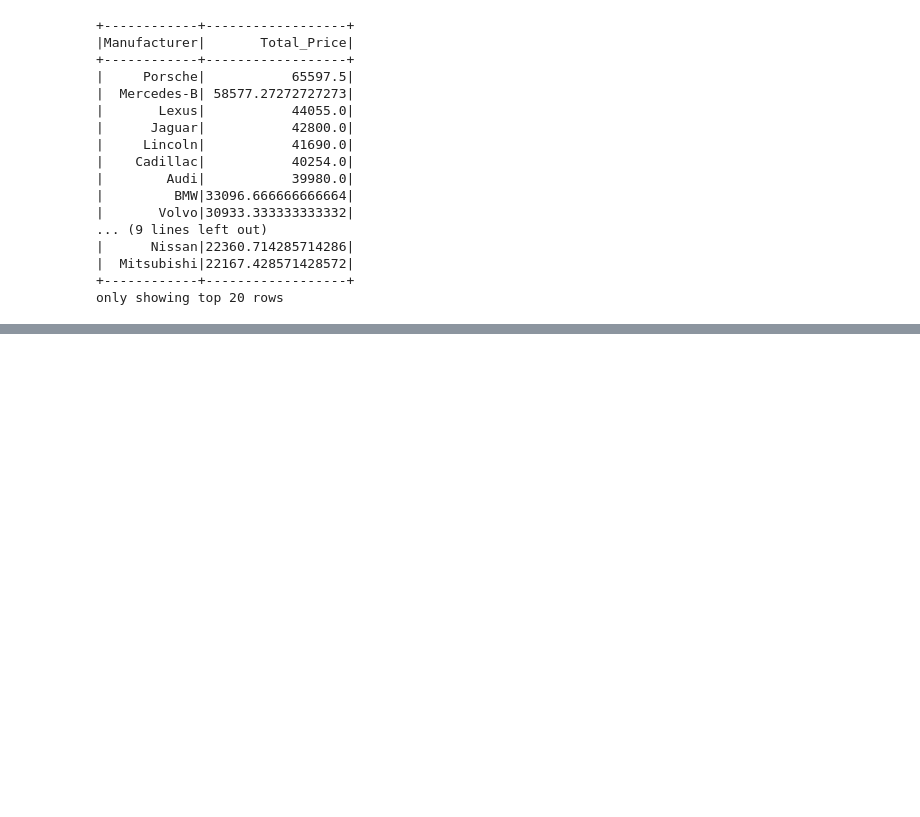
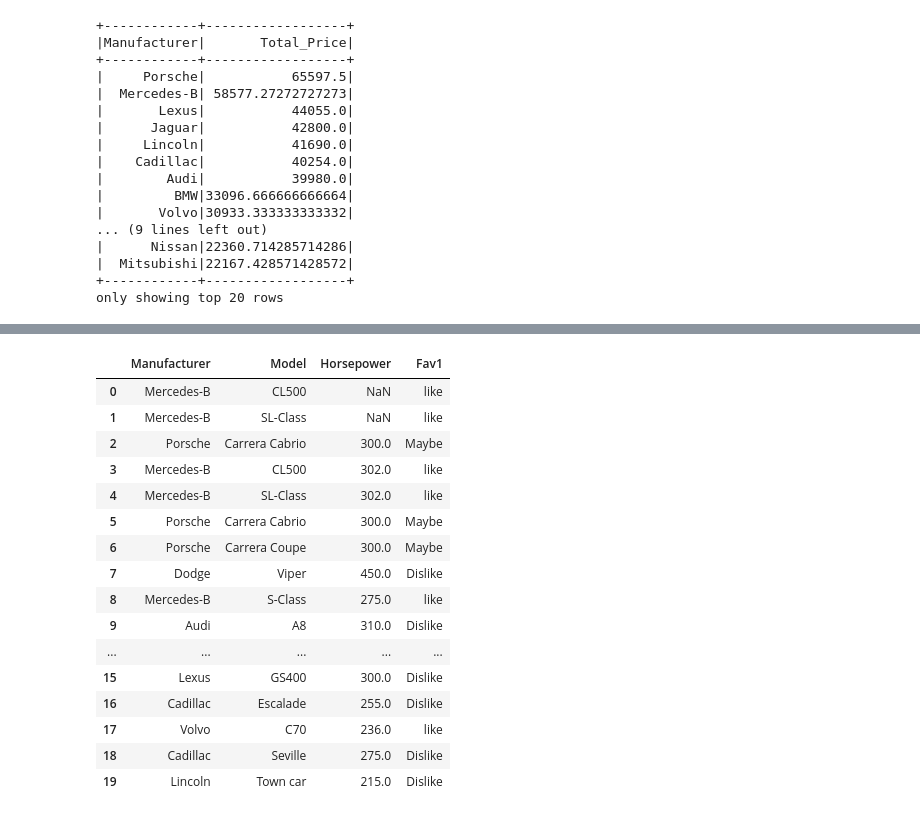
Before and after one commit to shivatejabadugu/medallion-demo, a Jupyter notebook: sample_data/Pyspark.ipynb, the cells around one changed output, grey strips where cells are left out. Cells and saved outputs as stored; diff of their text form; code cells hidden in the pictures; blank space fills up the shorter version.

```diff
--- a/sample_data/Pyspark.ipynb
+++ b/sample_data/Pyspark.ipynb
@@ -398,0 +427,29 @@ only showing top 20 rows
+# %%
+fav1 = when(col('Manufacturer') == 'Mercedes-B', 'like')\
+            .when(col('Manufacturer')== 'Volvo','like')\
+            .when(col('Manufacturer')== 'Porsche','Maybe')\
+            .otherwise('Dislike')
+
+df_when2 = df.withColumn('fav1', fav1)\
+             .select('Manufacturer', 'Model', 'Horsepower', 'Fav1')
+
+
+df_when2.limit(20).toPandas()
+# %% [output]
+|  | Manufacturer | Model | Horsepower | Fav1 |
+| 0 | Mercedes-B | CL500 | NaN | like |
+| 1 | Mercedes-B | SL-Class | NaN | like |
+| 2 | Porsche | Carrera Cabrio | 300.0 | Maybe |
+| 3 | Mercedes-B | CL500 | 302.0 | like |
+| 4 | Mercedes-B | SL-Class | 302.0 | like |
+| 5 | Porsche | Carrera Cabrio | 300.0 | Maybe |
+| 6 | Porsche | Carrera Coupe | 300.0 | Maybe |
+| 7 | Dodge | Viper | 450.0 | Dislike |
+| 8 | Mercedes-B | S-Class | 275.0 | like |
+| 9 | Audi | A8 | 310.0 | Dislike |
+| ... | ... | ... | ... | ... |
+| 15 | Lexus | GS400 | 300.0 | Dislike |
+| 16 | Cadillac | Escalade | 255.0 | Dislike |
+| 17 | Volvo | C70 | 236.0 | like |
+| 18 | Cadillac | Seville | 275.0 | Dislike |
+| 19 | Lincoln | Town car | 215.0 | Dislike |
```
Also changed, not shown: parts of 2 cells of this notebook.
